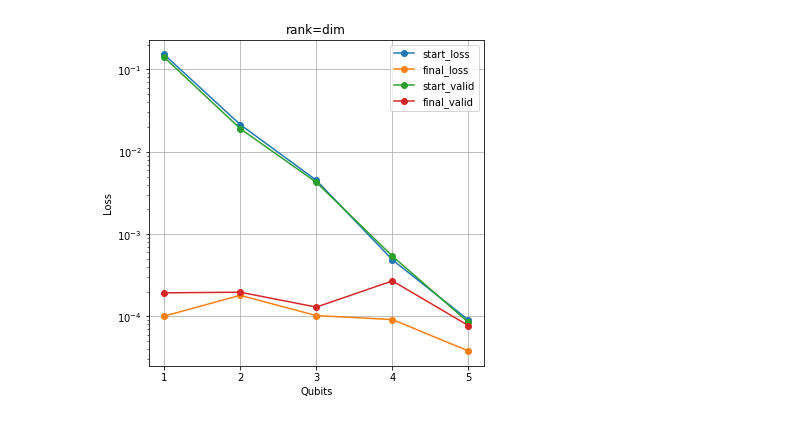
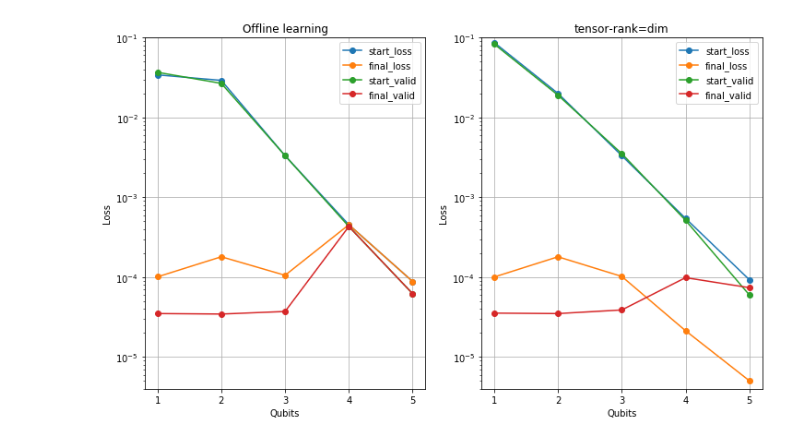
Before and after one commit to HSE-LAMBDA/quantum-learning, a Jupyter notebook: notebooks/tensor_plots.ipynb, the cells around one changed output. Saved outputs shown, nothing was run; the diff lists cells and outputs as text; code cells hidden in the pictures.

Commit message:
update plots

```diff
--- a/notebooks/tensor_plots.ipynb
+++ b/notebooks/tensor_plots.ipynb
@@ -6,12 +6,7 @@ import matplotlib.pyplot as plt
 from collections import defaultdict
 %matplotlib inline
 # %%
-start_loss = defaultdict(list)
-final_loss = defaultdict(list)
-start_valid = defaultdict(list)
-final_valid = defaultdict(list)
-qubits = defaultdict(list)
-rank = defaultdict(list)
+start_loss, final_loss, start_valid, final_valid, qubits, rank = [defaultdict(list) for _ in range(6)]
 # %%
 with open('../logs/results', 'r') as f:
     for line in f:
@@ -34,17 +32,37 @@ y_final_valid1 = np.array(final_valid[exp])[idx]
+# %%
+X_off, y_start_loss_off, y_final_loss_off, y_start_valid_off, y_final_valid_off = get_losses('offline')
+X_rdim, y_start_loss_rdim, y_final_loss_rdim, y_start_valid_rdim, y_final_valid_rdim = get_losses('rank=dim')
+X_rqub, y_start_loss_rqub, y_final_loss_rqub, y_start_valid_rqub, y_final_valid_rqub = get_losses('rank=2*qubit')
+X_r3q, y_start_loss_r3q, y_final_loss_r3q, y_start_valid_r3q, y_final_valid_r3q = get_losses('3q_rank', x_qubits=False)
+X_r5q, y_start_loss_r5q, y_final_loss_r5q, y_start_valid_r5q, y_final_valid_r5q = get_losses('5q_rank', x_qubits=False)
 # %%
-plt.figure(figsize=(6, 6))
-
-plt.plot(X, y_start_loss1, '-o', label='start_loss');
-plt.plot(X, y_final_loss1, '-o', label='final_loss');
-plt.plot(X, y_start_valid1, '-o', label='start_valid');
-plt.plot(X, y_final_valid1, '-o', label='final_valid');
-
-plt.xticks(range(1, len(X) + 1), X);
+plt.figure(figsize=(12, 7))
+plt.subplot(121)
+plt.plot(X_off, y_start_loss_off, '-o', label='start_loss');
+plt.plot(X_off, y_final_loss_off, '-o', label='final_loss');
+plt.plot(X_off, y_start_valid_off, '-o', label='start_valid');
+plt.plot(X_off, y_final_valid_off, '-o', label='final_valid');
+plt.xticks(range(1, 6), X_off);
 plt.xlabel('Qubits')
 plt.ylabel('Loss')
 plt.yscale('log')
-plt.title('rank=dim')
+plt.ylim(4e-6,1e-1)
+plt.title('Offline learning')
 plt.grid()
 plt.legend();
+
+plt.subplot(122)
+plt.plot(X_rdim, y_start_loss_rdim, '-o', label='start_loss');
+plt.plot(X_rdim, y_final_loss_rdim, '-o', label='final_loss');
+plt.plot(X_rdim, y_start_valid_rdim, '-o', label='start_valid');
+plt.plot(X_rdim, y_final_valid_rdim, '-o', label='final_valid');
+plt.xticks(range(1, 6), X_off);
+plt.xlabel('Qubits')
+plt.ylabel('Loss')
+plt.yscale('log')
+plt.ylim(4e-6,1e-1)
+plt.title('tensor-rank=dim')
+plt.grid()
+plt.legend();
 # %% [output]
-[figure, old version]
+[figure, new version]
```
Also changed, not shown: parts of 8 cells of this notebook.
